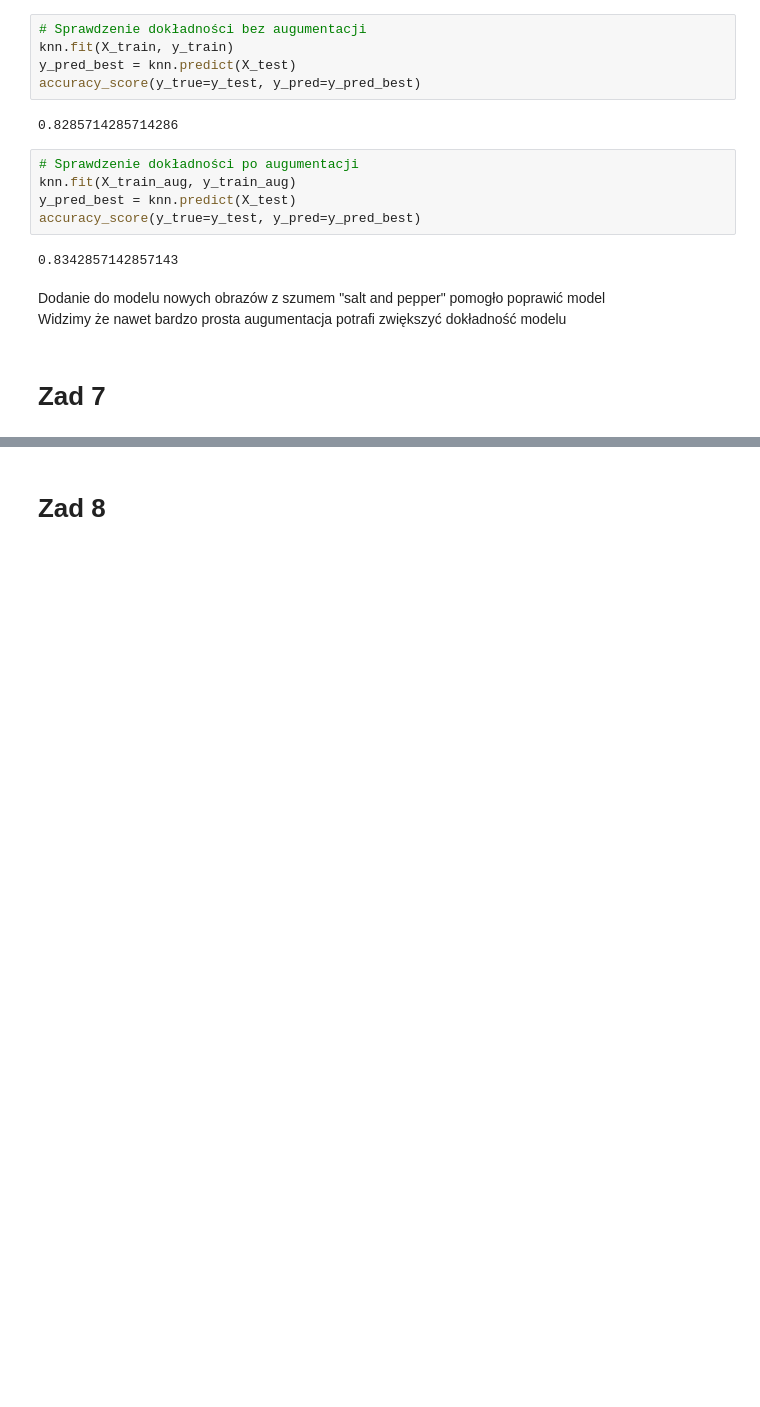
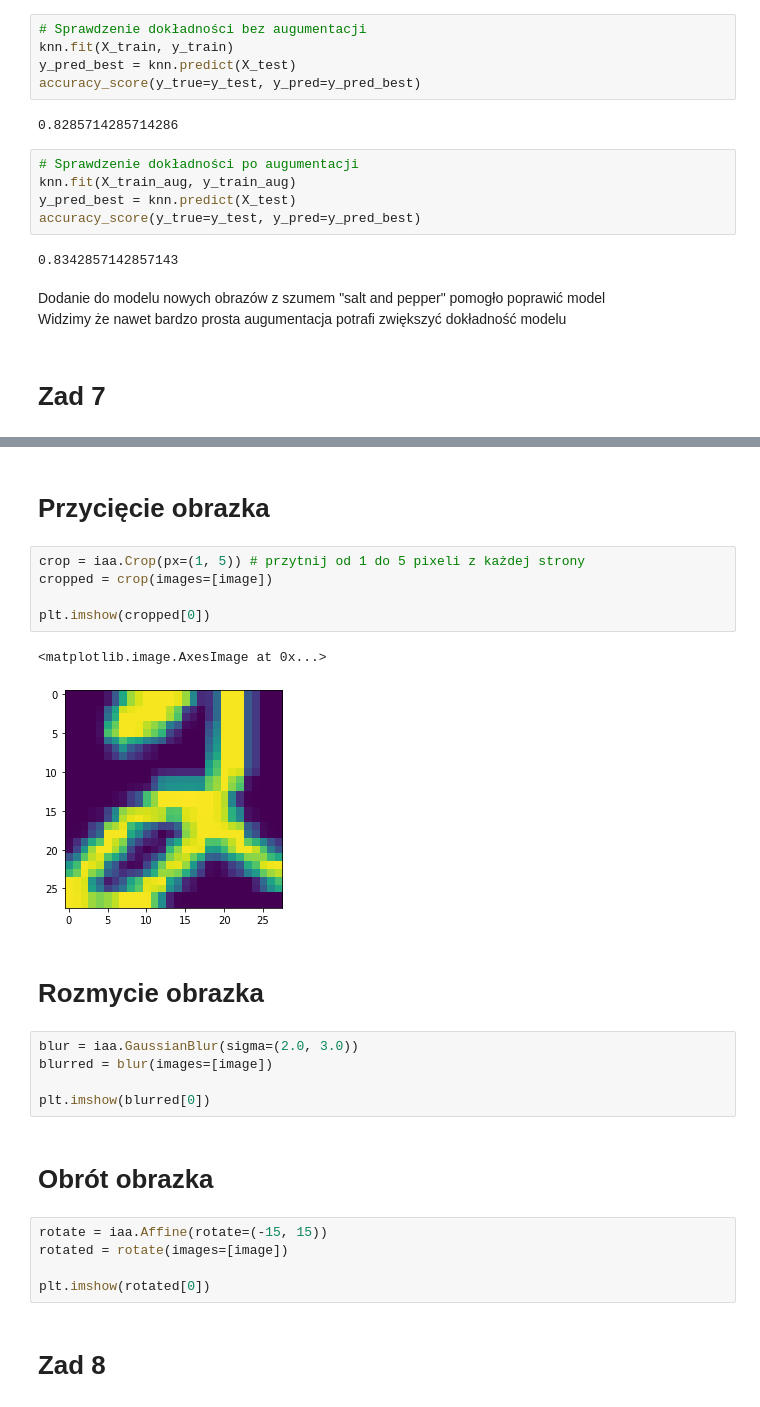
Before and after one commit to JakubRaban/ml-tutorial-1, a Jupyter notebook: tutorial.ipynb, the cells around one changed output, grey strips where cells are left out. Cells and saved outputs as stored; diff of their text form; blank space fills up the shorter version.

```diff
--- a/tutorial.ipynb
+++ b/tutorial.ipynb
@@ -511,2 +523,26 @@ Widzimy że nawet bardzo prosta augumentacja potrafi zwiększyć dokładność m
+# %% [markdown]
+# Przycięcie obrazka
+# %%
+crop = iaa.Crop(px=(1, 5)) # przytnij od 1 do 5 pixeli z każdej strony
+cropped = crop(images=[image])
+
+plt.imshow(cropped[0])
+# %% [output]
+<matplotlib.image.AxesImage at 0x...>
+[figure, added]
+# %% [markdown]
+# Rozmycie obrazka
+# %%
+blur = iaa.GaussianBlur(sigma=(2.0, 3.0))
+blurred = blur(images=[image])
+
+plt.imshow(blurred[0])
+# %% [markdown]
+# Obrót obrazka
+# %%
+rotate = iaa.Affine(rotate=(-15, 15))
+rotated = rotate(images=[image])
+
+plt.imshow(rotated[0])
 # %% [markdown]
 # Zad 8
```
Also changed, not shown: parts of 8 cells of this notebook, 5 other files.
